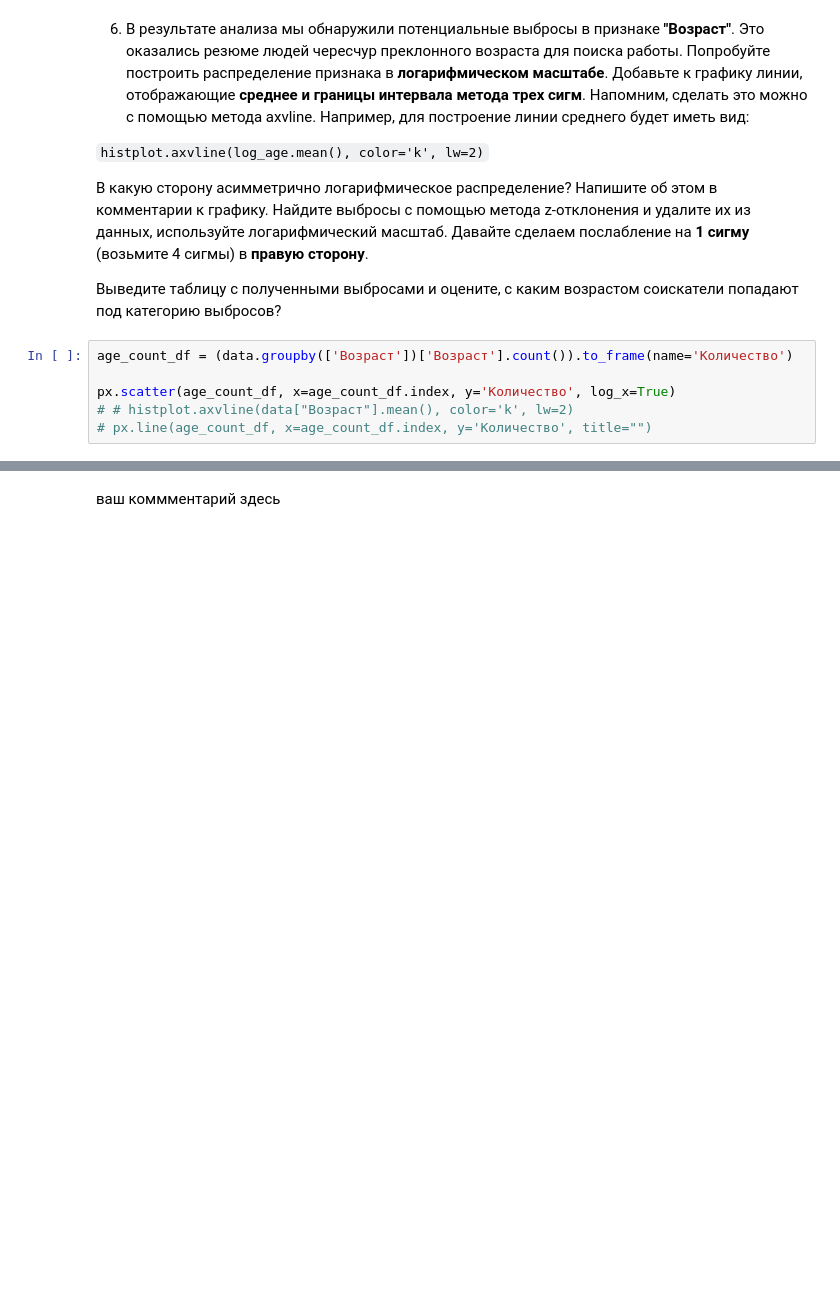
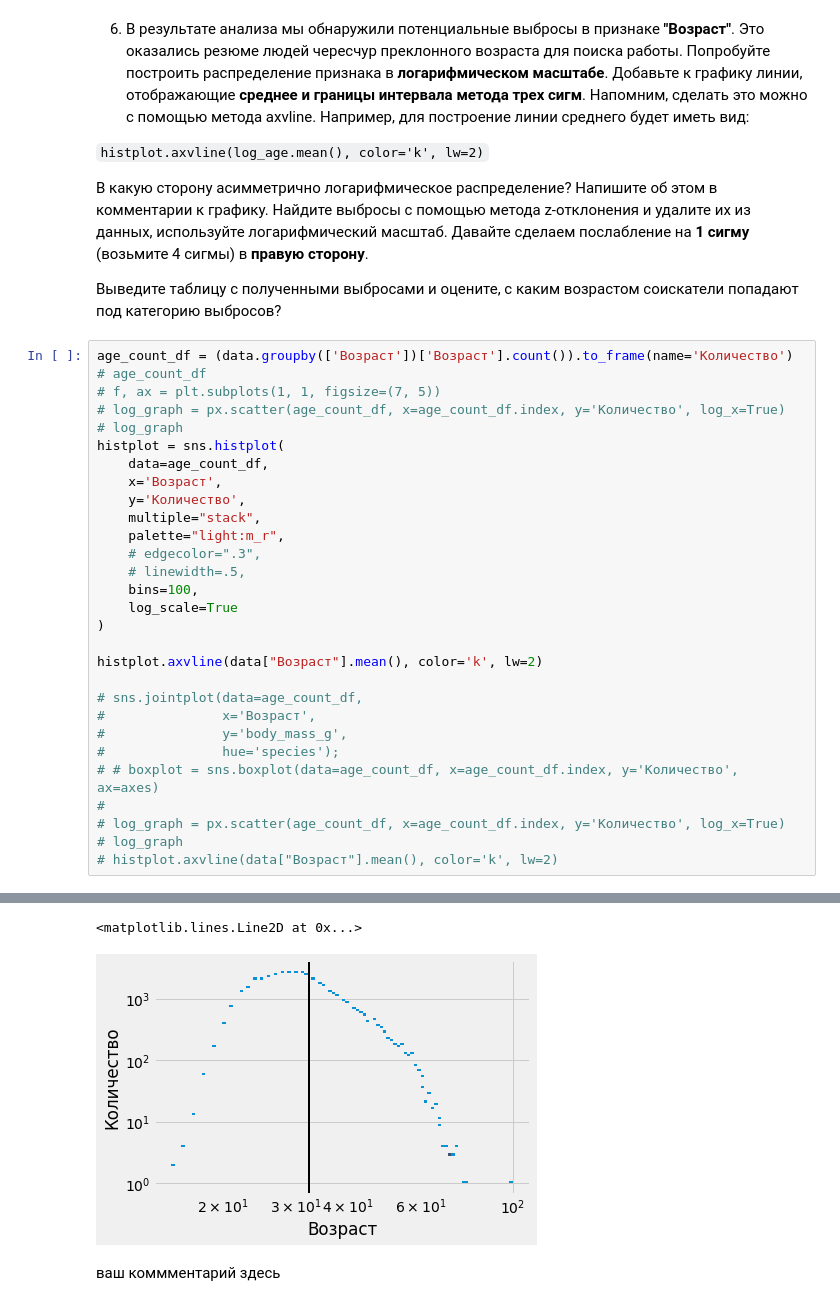
Before and after one commit to malinamedusa/Analysis-vacancies-HeadHunter, a Jupyter notebook: Project_01.ipynb, the cells around one changed output, grey strips where cells are left out. Saved outputs shown, nothing was run; the diff lists cells and outputs as text; blank space fills up the shorter version.

```diff
--- a/Project_01.ipynb
+++ b/Project_01.ipynb
@@ -748,8 +739,31 @@ bad_data
 Выведите таблицу с полученными выбросами и оцените, с каким возрастом соискатели попадают под категорию выбросов?
 # %%
 age_count_df = (data.groupby(['Возраст'])['Возраст'].count()).to_frame(name='Количество')
+# age_count_df
+# f, ax = plt.subplots(1, 1, figsize=(7, 5))
+# log_graph = px.scatter(age_count_df, x=age_count_df.index, y='Количество', log_x=True)
+# log_graph
+histplot = sns.histplot(
+    data=age_count_df,
+    x='Возраст',
+    y='Количество',
+    multiple="stack",
+    palette="light:m_r",
+    # edgecolor=".3",
+    # linewidth=.5,
+    bins=100,
+    log_scale=True
+)
 
-px.scatter(age_count_df, x=age_count_df.index, y='Количество', log_x=True)
-# # histplot.axvline(data["Возраст"].mean(), color='k', lw=2)
-# px.line(age_count_df, x=age_count_df.index, y='Количество', title="")
+histplot.axvline(data["Возраст"].mean(), color='k', lw=2)
+
+# sns.jointplot(data=age_count_df,
+#               x='Возраст',
+#               y='body_mass_g',
+#               hue='species');
+# # boxplot = sns.boxplot(data=age_count_df, x=age_count_df.index, y='Количество', ax=axes)
+#
+# log_graph = px.scatter(age_count_df, x=age_count_df.index, y='Количество', log_x=True)
+# log_graph
+# histplot.axvline(data["Возраст"].mean(), color='k', lw=2)
 # %% [output]
@@ -757,2 +770,4 @@ px.scatter(age_count_df, x=age_count_df.index, y='Количество', log_x=T
+<matplotlib.lines.Line2D at 0x...>
+[figure, added]
 # %% [markdown]
 ваш коммментарий здесь
```
Also changed, not shown: parts of 13 cells of this notebook.
